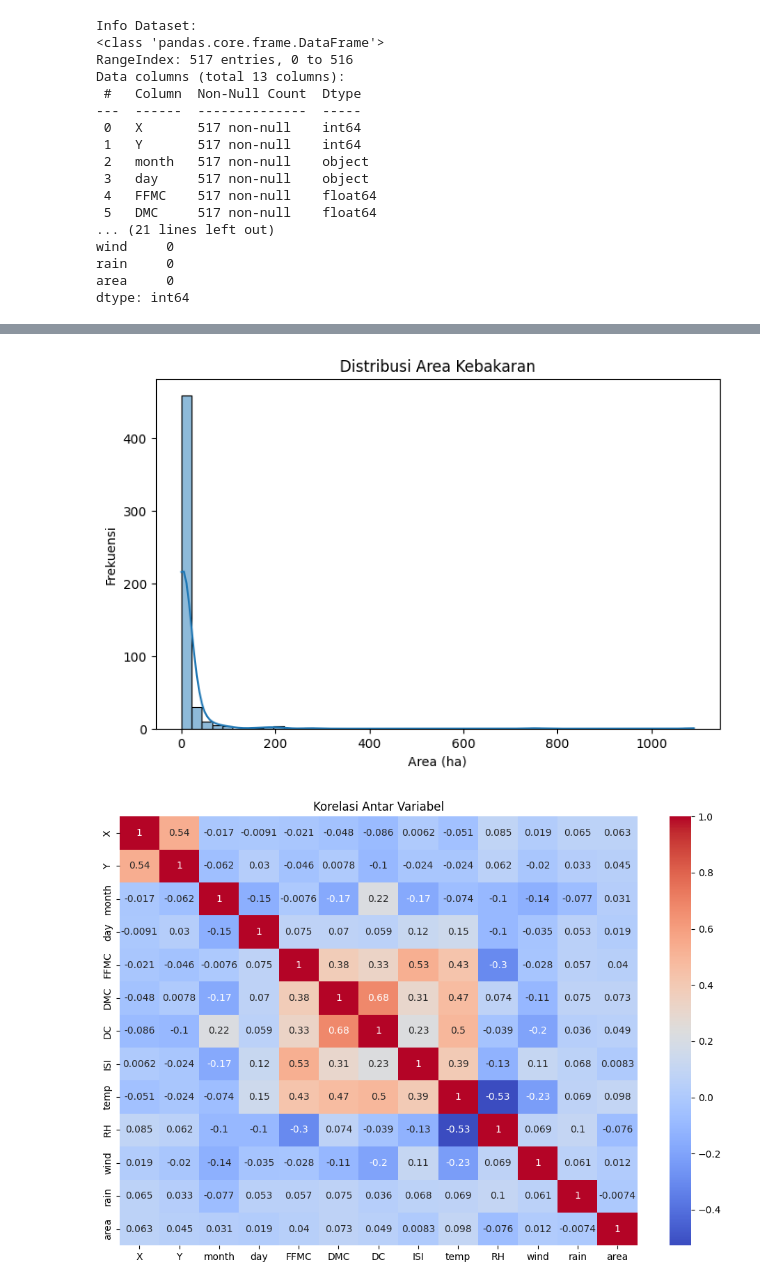
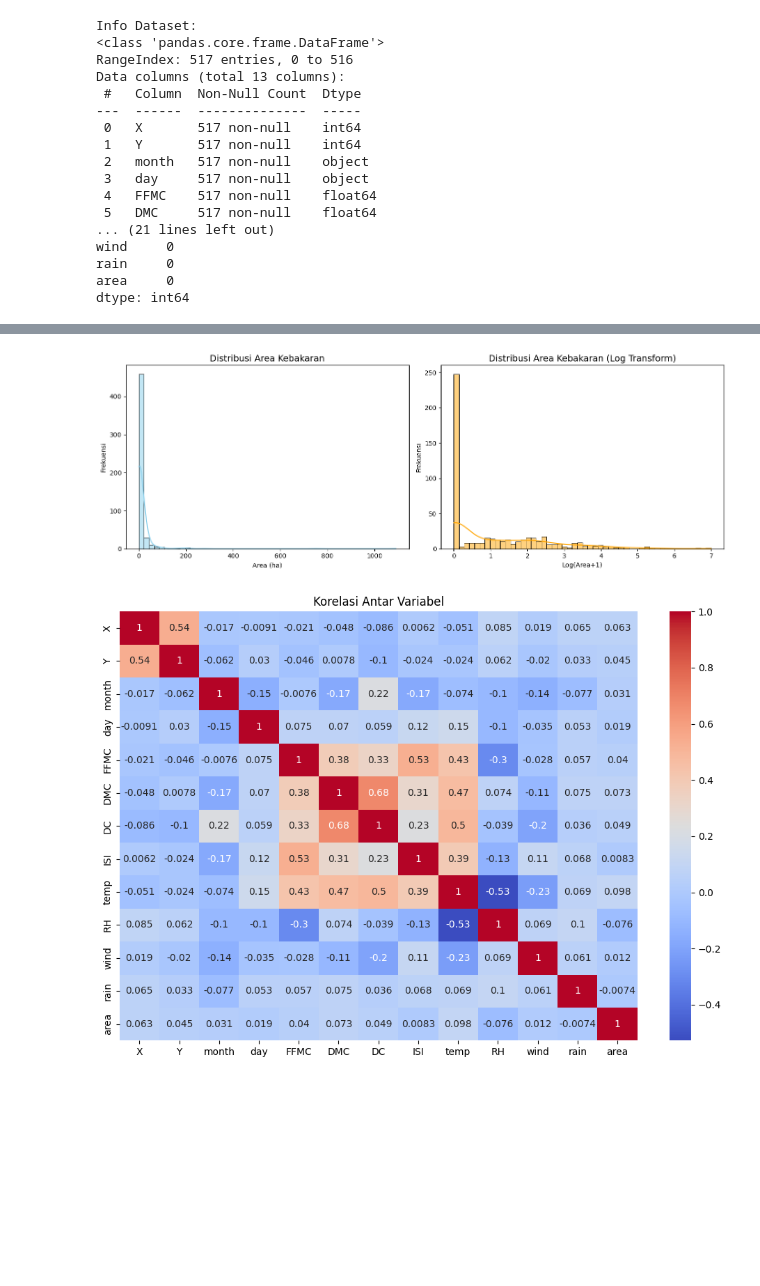
Before and after one commit to whoisfebry/forestfires-analysis, a Jupyter notebook: UAS_Machine_Learning_R_02.ipynb, the cells around one changed output, grey strips where cells are left out. Cells and saved outputs as stored; diff of their text form; code cells hidden in the pictures; blank space fills up the shorter version.

```diff
--- a/UAS_Machine_Learning_R_02.ipynb
+++ b/UAS_Machine_Learning_R_02.ipynb
@@ -75,17 +75,26 @@ le_month = LabelEncoder()
 le_day = LabelEncoder()
 df['month'] = le_month.fit_transform(df['month'])
 df['day'] = le_day.fit_transform(df['day'])
-# %%
-# 6. Visualisasi
-# Distribusi area kebakaran
-plt.figure(figsize=(8,5))
-sns.histplot(df['area'], bins=50, kde=True)
-plt.title("Distribusi Area Kebakaran")
-plt.xlabel("Area (ha)")
-plt.ylabel("Frekuensi")
-plt.show()
-# %% [output]
-[figure, removed]
+# %%
+# 6. Visualisasi
+fig, axes = plt.subplots(1, 2, figsize=(14,5))
+
+# Grafik 1 - Distribusi asli
+sns.histplot(df['area'], bins=50, kde=True, color="skyblue", ax=axes[0])
+axes[0].set_title("Distribusi Area Kebakaran", fontsize=14)
+axes[0].set_xlabel("Area (ha)")
+axes[0].set_ylabel("Frekuensi")
+
+# Grafik 2 - Distribusi log transform
+sns.histplot(np.log1p(df['area']), bins=50, kde=True, color="orange", ax=axes[1])
+axes[1].set_title("Distribusi Area Kebakaran (Log Transform)", fontsize=14)
+axes[1].set_xlabel("Log(Area+1)")
+axes[1].set_ylabel("Frekuensi")
+
+plt.tight_layout()
+plt.show()
+# %% [output]
+[figure, added]
 # %%
 # Korelasi antar variabel
 plt.figure(figsize=(12,8))
```
